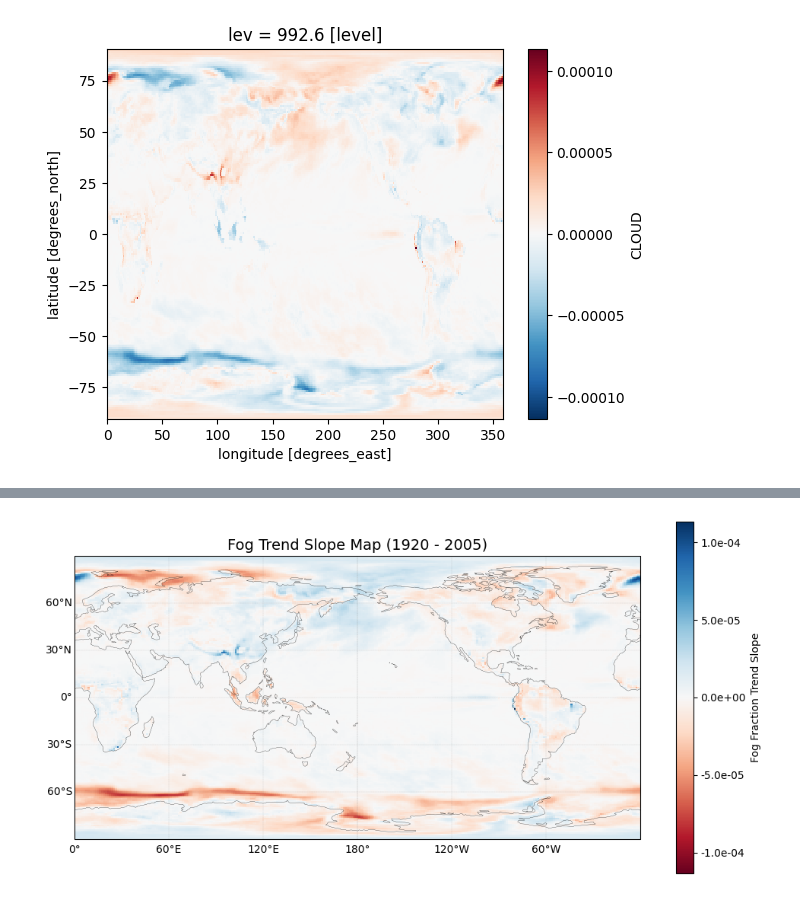
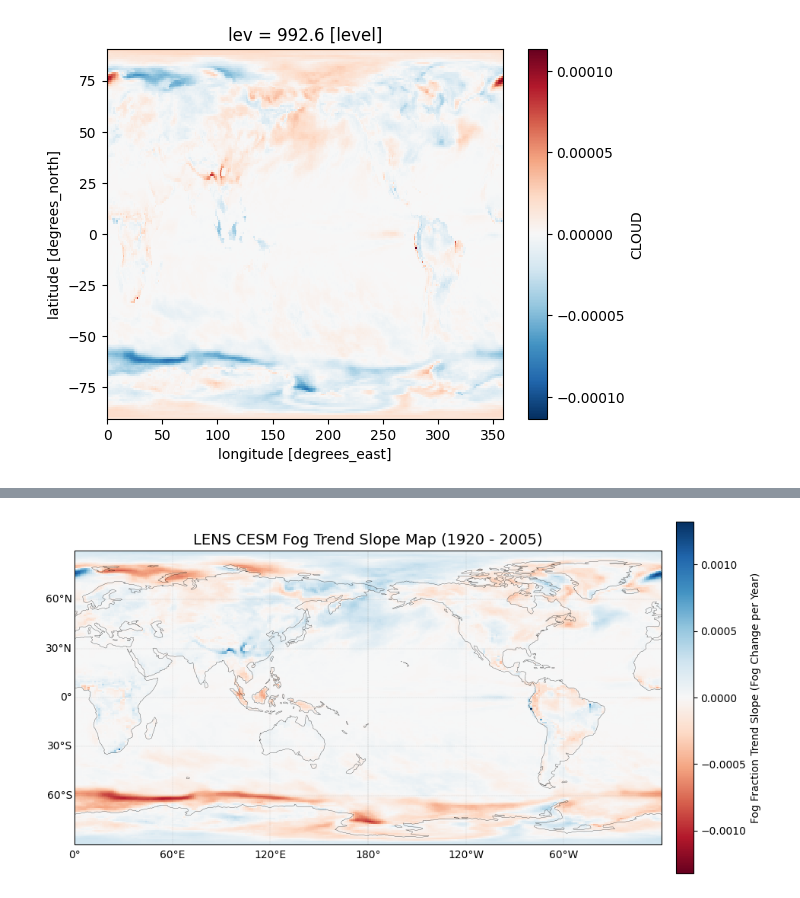
Before and after one commit to ywanika/MSC25_LowCloud, a Jupyter notebook: 01visualizeCESMstd.ipynb, the cells around one changed output, grey strips where cells are left out. Saved outputs shown, nothing was run; the diff lists cells and outputs as text; code cells hidden in the pictures.

```diff
--- a/01visualizeCESMstd.ipynb
+++ b/01visualizeCESMstd.ipynb
@@ -70,7 +68,10 @@ def select_season(data, months, season_name):
     # For DJF, we need to handle the year roll
     if season_name == 'DJF':
         # Drop December of the last year to avoid incomplete season
-        season_data = season_data.sel(time=season_data['time'].dt.month != 12) if season_data.time[-1].dt.month == 12 else season_data
+        last_month = season_data.time[-1].dt.month.item()
+        if last_month == 12:
+            # Drop the last time entry if it's December
+            season_data = season_data.isel(time=slice(0, -1))
 
     return season_data
 # %%
@@ -642,6 +645,9 @@ plt.show()
 # %% [markdown]
 **Change in Fog** </br>
 *map of where fog has increased an decreased over time*
+# %%
+#mean map per yr
+yrly_mean_cloud = cloud.groupby("year").mean(dim="time")
 # %%
-time_x = list (range(len(cloud["time"])))
+time_x = list (range(len(yrly_mean_cloud["year"])))
 # %%
@@ -691,7 +697,7 @@ slope_da = xr.DataArray(
 
 slope_da.plot()"""
 # %%
-#make global slope data, remove insignificant
+#make global slope data, remove insignificant (optional)
 
 def linreg_slope(y):
     slope, intercept, r_value, p_value, _ = stats.linregress(time_x, y)
@@ -700,8 +706,8 @@ def linreg_slope(y):
 # Apply function over lat/lon
 results = xr.apply_ufunc(
     linreg_slope,
-    cloud,
-    input_core_dims=[['time']],
+    yrly_mean_cloud,
+    input_core_dims=[['year']],
     output_core_dims=[[], [], [], []],
     vectorize=True,
     output_dtypes=[float, float, float, float],
@@ -827,40 +769,37 @@ plt.show()
 # %%
-# Step 2: Create a masked array (for pcolormesh to honor gray for NaNs)
+#map w/ cartopy
+
 data = slope.values
-#data = np.ma.masked_invalid(data)  # mask NaNs
 
 # Step 3: Setup color map
 cmap = plt.get_cmap('RdBu')
-cmap.set_bad('darkgray')       # Set color for NaNs
 
 # Step 4: Get lon/lat mesh
 lon, lat = np.meshgrid(slope.lon, slope.lat)
 
 # Step 5: Plot with Cartopy
 fig, ax = plt.subplots(figsize=(12, 6), subplot_kw={'projection': ccrs.PlateCarree(central_longitude=180)})
 
 
 # Add map features
 
 ax.coastlines(linewidth=0.2)
 gl = ax.gridlines(draw_labels=True, linewidth=0.2, color='gray', alpha=0.5, linestyle='--')
 gl.top_labels = False
 gl.right_labels = False
 
 # Plot data
 im = ax.pcolormesh(lon, lat, data, transform=ccrs.PlateCarree(),
                    cmap=cmap,
                    shading='auto',
                    vmin=-np.nanmax(abs(data)),
                    vmax=np.nanmax(abs(data)))
 
-#fig.text(0.7, 0.1, 'Gray = Not Significant (p value < 0.05)', fontsize=9, ha='right')
+# Colorbar
+cbar = plt.colorbar(im, ax=ax, orientation='vertical', label='Fog Fraction Trend Slope (Fog Change per Year)', pad = 0.02)
 
-# Colorbar
-cbar = plt.colorbar(im, ax=ax, orientation='vertical', label='Fog Fraction Trend Slope', format = "%.1e")
-
-plt.title('Fog Trend Slope Map (1920 - 2005)', fontsize=14)
+plt.title('LENS CESM Fog Trend Slope Map (1920 - 2005)', fontsize=14)
 plt.savefig("dataViz/LENS_Global_FogFractionTrend")
 plt.show()
 # %% [output]
-[figure, old version]
+[figure, new version]
```
Also changed, not shown: parts of 7 cells of this notebook, 15 other files.
